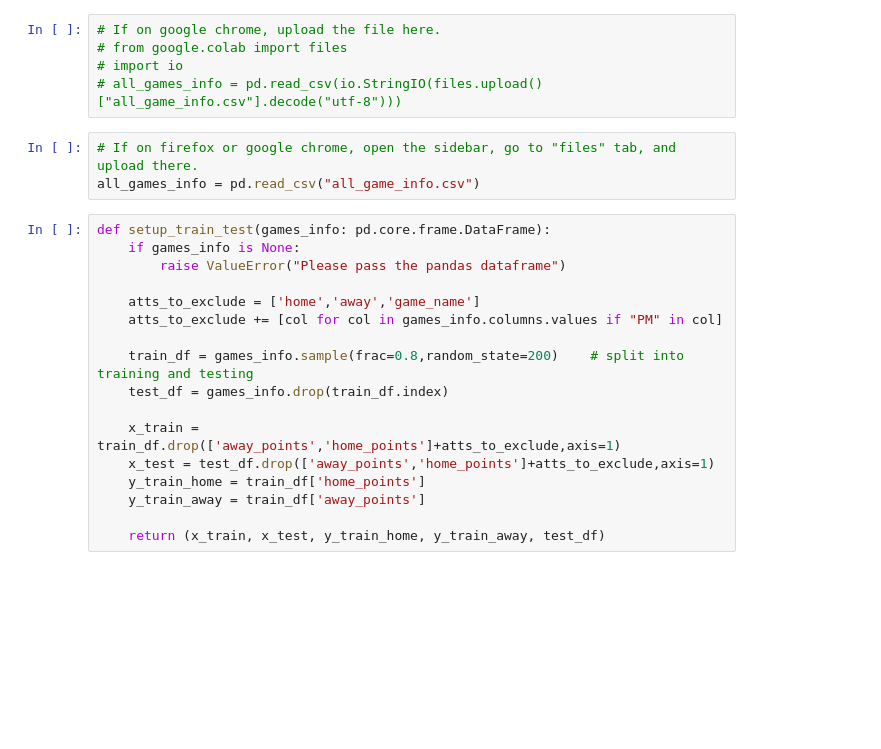
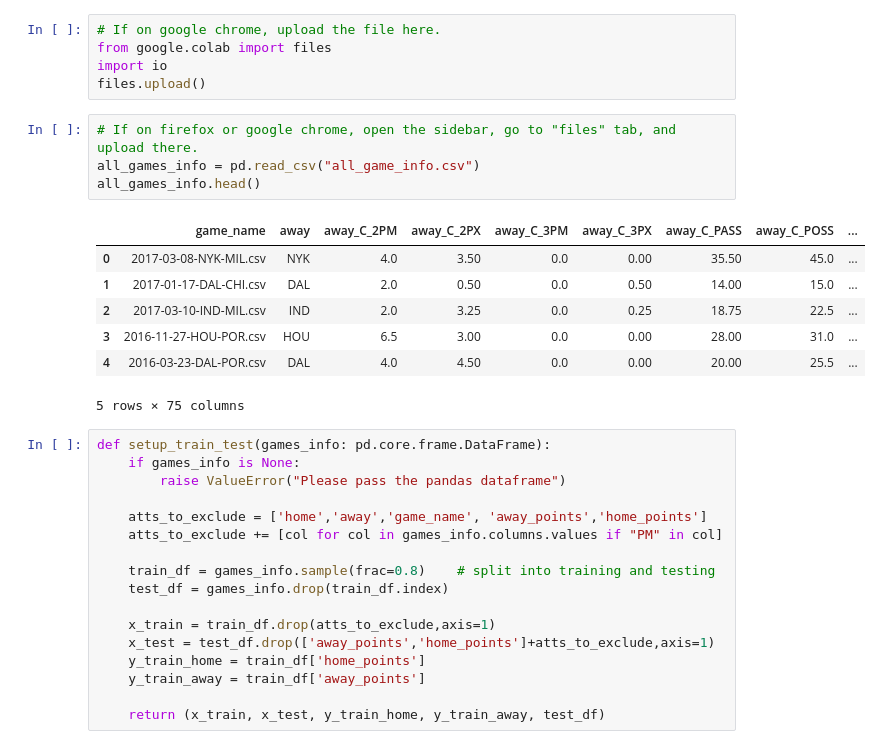
Before and after one commit to aisutd/s19-ensemble-learning-workshop, a Jupyter notebook: AIS_Workshop_3_Mavericks_Dataset.ipynb, the cells around one changed output. Saved outputs shown, nothing was run; the diff lists cells and outputs as text; blank space fills up the shorter version.

```diff
--- a/AIS_Workshop_3_Mavericks_Dataset.ipynb
+++ b/AIS_Workshop_3_Mavericks_Dataset.ipynb
@@ -3,23 +8,32 @@ import pandas as pd
 # %%
 # If on google chrome, upload the file here.
-# from google.colab import files
-# import io
-# all_games_info = pd.read_csv(io.StringIO(files.upload()["all_game_info.csv"].decode("utf-8")))
+from google.colab import files
+import io
+files.upload()
 # %%
 # If on firefox or google chrome, open the sidebar, go to "files" tab, and upload there.
 all_games_info = pd.read_csv("all_game_info.csv")
+all_games_info.head()
+# %% [output]
+|  | game_name | away | away_C_2PM | away_C_2PX | away_C_3PM | away_C_3PX | away_C_PASS | away_C_POSS | ... |
+| 0 | 2017-03-08-NYK-MIL.csv | NYK | 4.0 | 3.50 | 0.0 | 0.00 | 35.50 | 45.0 | ... |
+| 1 | 2017-01-17-DAL-CHI.csv | DAL | 2.0 | 0.50 | 0.0 | 0.50 | 14.00 | 15.0 | ... |
+| 2 | 2017-03-10-IND-MIL.csv | IND | 2.0 | 3.25 | 0.0 | 0.25 | 18.75 | 22.5 | ... |
+| 3 | 2016-11-27-HOU-POR.csv | HOU | 6.5 | 3.00 | 0.0 | 0.00 | 28.00 | 31.0 | ... |
+| 4 | 2016-03-23-DAL-POR.csv | DAL | 4.0 | 4.50 | 0.0 | 0.00 | 20.00 | 25.5 | ... |
+5 rows × 75 columns
 # %%
 def setup_train_test(games_info: pd.core.frame.DataFrame):
     if games_info is None:
         raise ValueError("Please pass the pandas dataframe")
 
-    atts_to_exclude = ['home','away','game_name']
+    atts_to_exclude = ['home','away','game_name', 'away_points','home_points']
     atts_to_exclude += [col for col in games_info.columns.values if "PM" in col]
 
-    train_df = games_info.sample(frac=0.8,random_state=200)    # split into training and testing
+    train_df = games_info.sample(frac=0.8)    # split into training and testing
     test_df = games_info.drop(train_df.index)
 
-    x_train = train_df.drop(['away_points','home_points']+atts_to_exclude,axis=1)
+    x_train = train_df.drop(atts_to_exclude,axis=1)
     x_test = test_df.drop(['away_points','home_points']+atts_to_exclude,axis=1)
     y_train_home = train_df['home_points']
     y_train_away = train_df['away_points']
```
Also changed, not shown: parts of 24 cells of this notebook, 5 other files.
